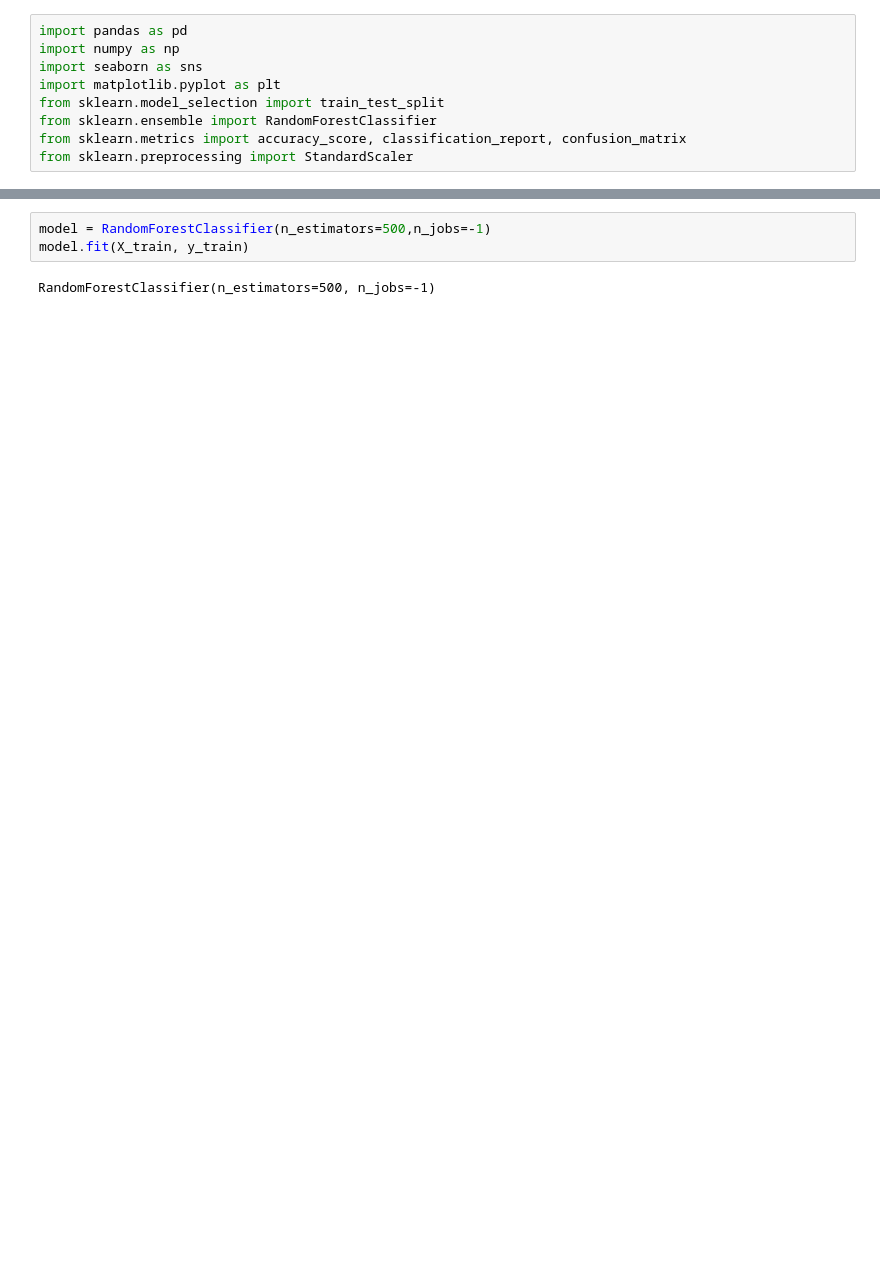
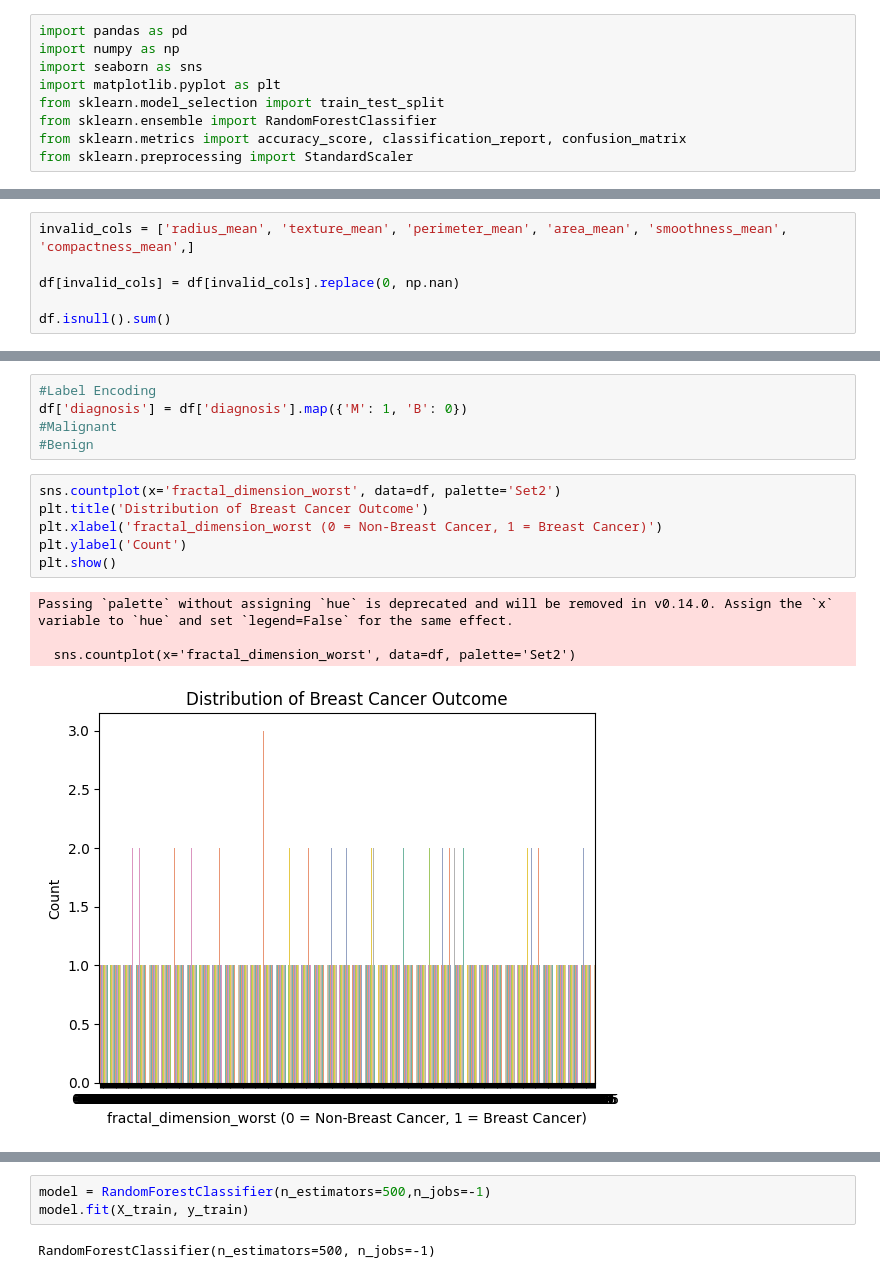
Before and after one commit to symplycharles/Breast-Cancer-Prediction, a Jupyter notebook: Breast Cancer Prediction.ipynb, the cells around one changed output, grey strips where cells are left out. Saved outputs shown, nothing was run; the diff lists cells and outputs as text; blank space fills up the shorter version.

```diff
--- a/Breast Cancer Prediction.ipynb
+++ b/Breast Cancer Prediction.ipynb
@@ -67,0 +88,6 @@ df.describe()
+# %%
+invalid_cols = ['radius_mean', 'texture_mean', 'perimeter_mean', 'area_mean', 'smoothness_mean', 'compactness_mean',]
+
+df[invalid_cols] = df[invalid_cols].replace(0, np.nan)
+
+df.isnull().sum()
@@ -67,0 +122,16 @@ df.describe()
+# %%
+#Label Encoding
+df['diagnosis'] = df['diagnosis'].map({'M': 1, 'B': 0})
+#Malignant
+#Benign
+# %%
+sns.countplot(x='fractal_dimension_worst', data=df, palette='Set2')
+plt.title('Distribution of Breast Cancer Outcome')
+plt.xlabel('fractal_dimension_worst (0 = Non-Breast Cancer, 1 = Breast Cancer)')
+plt.ylabel('Count')
+plt.show()
+# %% [output]
+Passing `palette` without assigning `hue` is deprecated and will be removed in v0.14.0. Assign the `x` variable to `hue` and set `legend=False` for the same effect.
+
+  sns.countplot(x='fractal_dimension_worst', data=df, palette='Set2')
+[figure, added]
```
Also changed, not shown: parts of 24 cells of this notebook, 4 other files.
